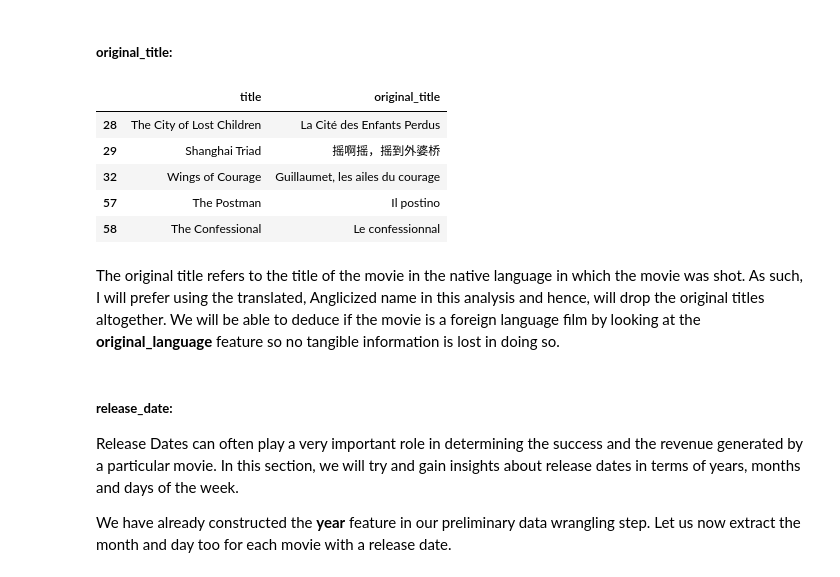
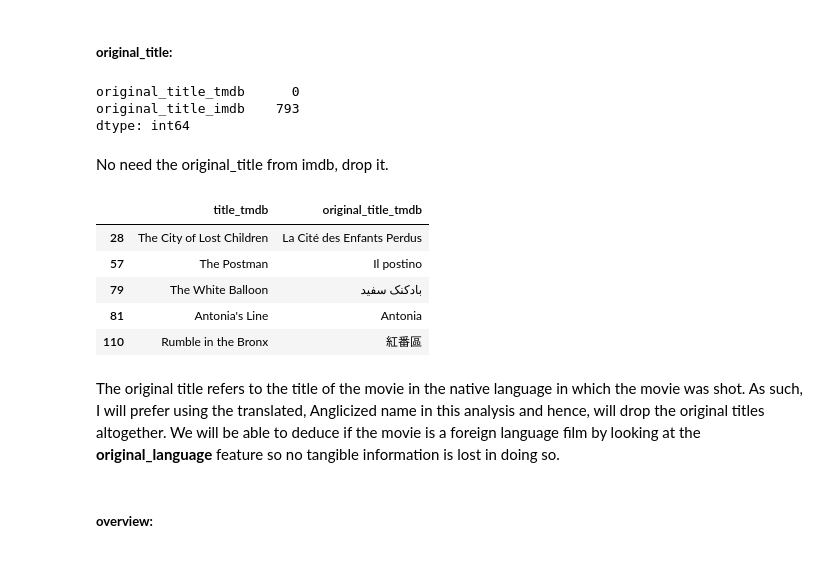
Before and after one commit to lilanpei/BDA-Project, a Jupyter notebook: Movies_data_exploration.ipynb, the cells around one changed output. Drawn from its saved outputs; the diff is of its cells as text; code cells hidden in the pictures.

Commit message:
code update
Moved some feature engineering part from data clean section to Exploratory Analysis section and the meanwhile some comments were added.

```diff
--- a/Movies_data_exploration.ipynb
+++ b/Movies_data_exploration.ipynb
@@ -362,0 +490,2 @@ df = df.drop('adult', axis=1)
+# %%
+df['genres'] = df['genres'].fillna(df['genre'])
@@ -362,0 +517,2 @@ df = df.drop('adult', axis=1)
+# %%
+df = df.drop('genre', axis=1)
@@ -362,0 +527,2 @@ df = df.drop('adult', axis=1)
+# %%
+df['homepage'] = df['homepage'].apply(lambda x: 0 if pd.isna(x) else 1)
@@ -363,13 +541,23 @@ df = df.drop('adult', axis=1)
 # %% [markdown]
 ##### **original_title:**
+# %%
+df[['original_title_tmdb','original_title_imdb']].isnull().sum()
+# %% [output]
+original_title_tmdb      0
+original_title_imdb    793
+dtype: int64
+# %% [markdown]
+No need the original_title from imdb, drop it.
+# %%
+df = df.drop("original_title_imdb", axis=1)
 # %%
-df[df['original_title'] != df['title']][['title', 'original_title']].head()
+df[df['original_title_tmdb'] != df['title_tmdb']][['title_tmdb', 'original_title_tmdb']].head()
 # %% [output]
-|  | title | original_title |
+|  | title_tmdb | original_title_tmdb |
 | 28 | The City of Lost Children | La Cité des Enfants Perdus |
-| 29 | Shanghai Triad | 摇啊摇，摇到外婆桥 |
-| 32 | Wings of Courage | Guillaumet, les ailes du courage |
 | 57 | The Postman | Il postino |
-| 58 | The Confessional | Le confessionnal |
+| 79 | The White Balloon | بادکنک سفید |
+| 81 | Antonia's Line | Antonia |
+| 110 | Rumble in the Bronx | 紅番區 |
 # %% [markdown]
 The original title refers to the title of the movie in the native language in which the movie was shot. As such, I will prefer using the translated, Anglicized name in this analysis and hence, will drop the original titles altogether. We will be able to deduce if the movie is a foreign language film by looking at the **original_language** feature so no tangible information is lost in doing so.
@@ -378,5 +563,0 @@ df = df.drop('original_title', axis=1)
-# %% [markdown]
-##### **release_date:**
-Release Dates can often play a very important role in determining the success and the revenue generated by a particular movie. In this section, we will try and gain insights about release dates in terms of years, months and days of the week.
-
-We have already constructed the **year** feature in our preliminary data wrangling step. Let us now extract the month and day too for each movie with a release date.
@@ -382,0 +566,2 @@ We have already constructed the **year** feature in our preliminary data wrangli
+# %% [markdown]
+##### **overview:**
```
Also changed, not shown: parts of 579 cells of this notebook, 1 other file.
